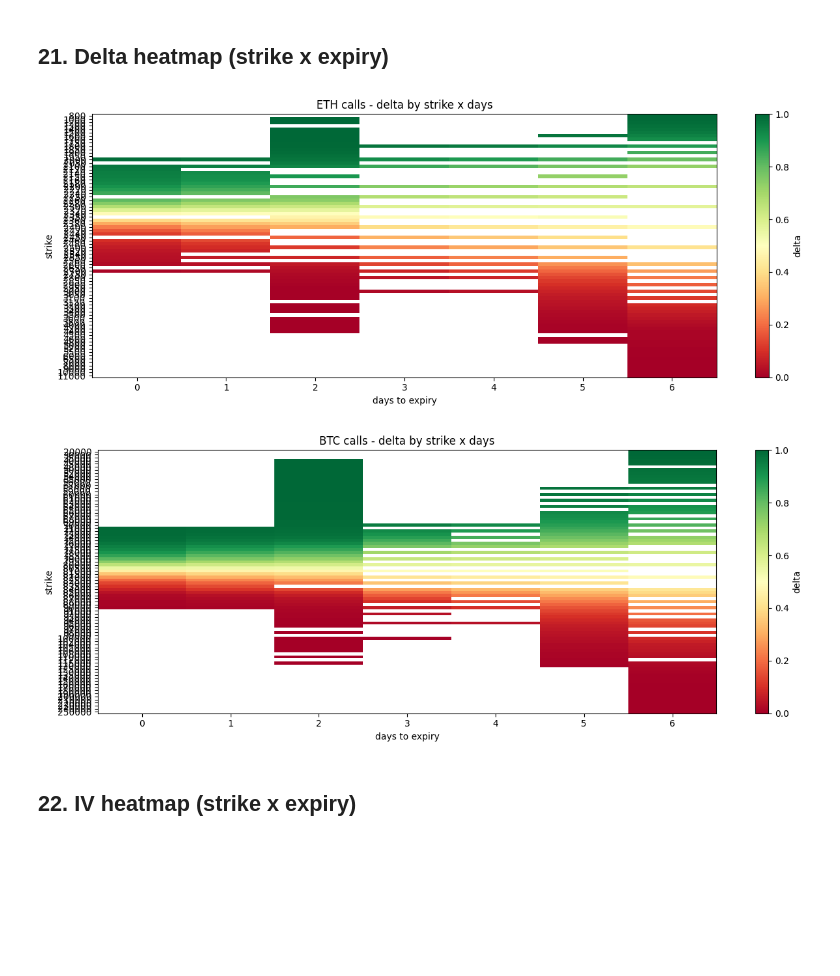
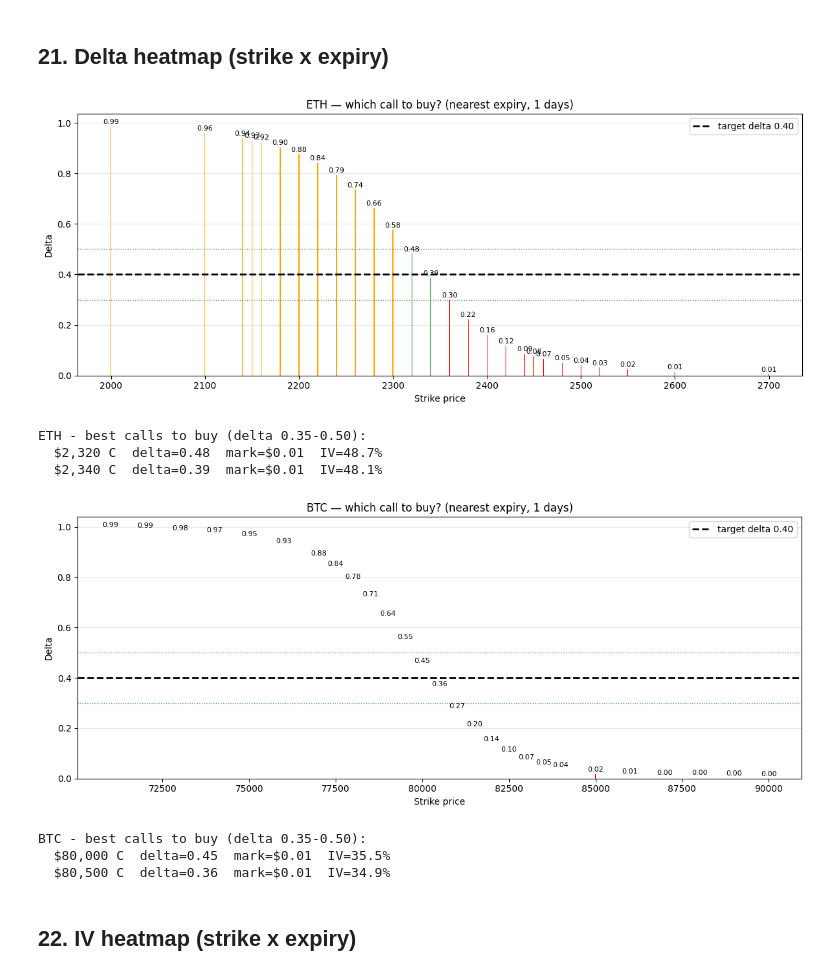
Before and after one commit to sachinchakrawarti69/eth_bot, a Jupyter notebook: eth_bot_v2/notebooks/option_chain/01_options_buyer_analysis.ipynb, the cells around one changed output. Saved outputs shown, nothing was run; the diff lists cells and outputs as text; code cells hidden in the pictures; blank space fills up the shorter version.

```diff
--- a/eth_bot_v2/notebooks/option_chain/01_options_buyer_analysis.ipynb
+++ b/eth_bot_v2/notebooks/option_chain/01_options_buyer_analysis.ipynb
@@ -842,19 +842,61 @@ BTC P delta=-0.400  gamma=0.00004  vega=92.1971  theta=-53.5011  bs_price=2684.7
 # %% [markdown]
 ## 21. Delta heatmap (strike x expiry)
-# %%
-for cur in UNDERLYINGS:
-    sub = ek[(ek.underlying == cur) & (ek.kind == 'C')]
-    if sub.empty: continue
-    pivot = sub.pivot_table(index='strike', columns='days', values='delta')
-    plt.figure(figsize=(13, 5))
-    plt.imshow(pivot.values, cmap='RdYlGn', aspect='auto', vmin=0, vmax=1)
-    plt.colorbar(label='delta')
-    plt.yticks(range(len(pivot.index)), [str(int(x)) for x in pivot.index])
-    plt.title(f'{cur} calls - delta by strike x days')
-    plt.xlabel('days to expiry'); plt.ylabel('strike')
-    plt.tight_layout(); plt.show()
-# %% [output]
-[figure, removed]
-[figure, removed]
+# %%
+import matplotlib.pyplot as plt
+
+for cur in UNDERLYINGS:
+    sub = ek[(ek.underlying == cur) & (ek.kind == 'C')]
+    if sub.empty:
+        continue
+
+    # Only look at the nearest expiry
+    nearest = sub[sub.days == sub.days.min()]
+    nearest = nearest.sort_values('strike')
+
+    fig, ax = plt.subplots(figsize=(12, 5))
+
+    # Color each strike by how close its delta is to 0.40
+    colors = []
+    for d in nearest.delta:
+        if 0.35 <= d <= 0.50:
+            colors.append('green')    # sweet spot
+        elif d > 0.50:
+            colors.append('orange')   # too expensive
+        else:
+            colors.append('red')      # too cheap / too unlikely
+
+    bars = ax.bar(nearest.strike, nearest.delta, color=colors)
+    ax.axhline(0.40, color='black', ls='--', lw=2, label='target delta 0.40')
+    ax.axhline(0.50, color='green', ls=':', lw=1, alpha=0.7)
+    ax.axhline(0.30, color='green', ls=':', lw=1, alpha=0.7)
+
+    ax.set_xlabel('Strike price')
+    ax.set_ylabel('Delta')
+    ax.set_title(f'{cur} — which call to buy? (nearest expiry, {int(nearest.days.iloc[0])} days)')
+    ax.legend()
+    ax.grid(alpha=0.3, axis='y')
+
+    for bar, d in zip(bars, nearest.delta):
+        ax.text(bar.get_x() + bar.get_width()/2, d + 0.01,
+                f'{d:.2f}', ha='center', fontsize=8)
+
+    plt.tight_layout()
+    plt.show()
+
+    # Print the best ones
+    sweet = nearest[(nearest.delta >= 0.35) & (nearest.delta <= 0.50)]
+    if len(sweet) > 0:
+        print(f'\n{cur} - best calls to buy (delta 0.35-0.50):')
+        for _, r in sweet.iterrows():
+            print(f'  ${r.strike:,.0f} C  delta={r.delta:.2f}  mark=${r.mark:.2f}  IV={r.iv_dec*100:.1f}%')
+# %% [output]
+[figure, added]
+ETH - best calls to buy (delta 0.35-0.50):
+  $2,320 C  delta=0.48  mark=$0.01  IV=48.7%
+  $2,340 C  delta=0.39  mark=$0.01  IV=48.1%
+[figure, added]
+BTC - best calls to buy (delta 0.35-0.50):
+  $80,000 C  delta=0.45  mark=$0.01  IV=35.5%
+  $80,500 C  delta=0.36  mark=$0.01  IV=34.9%
 # %% [markdown]
 ## 22. IV heatmap (strike x expiry)
```
Also changed, not shown: parts of 28 cells of this notebook, 3 other files.
